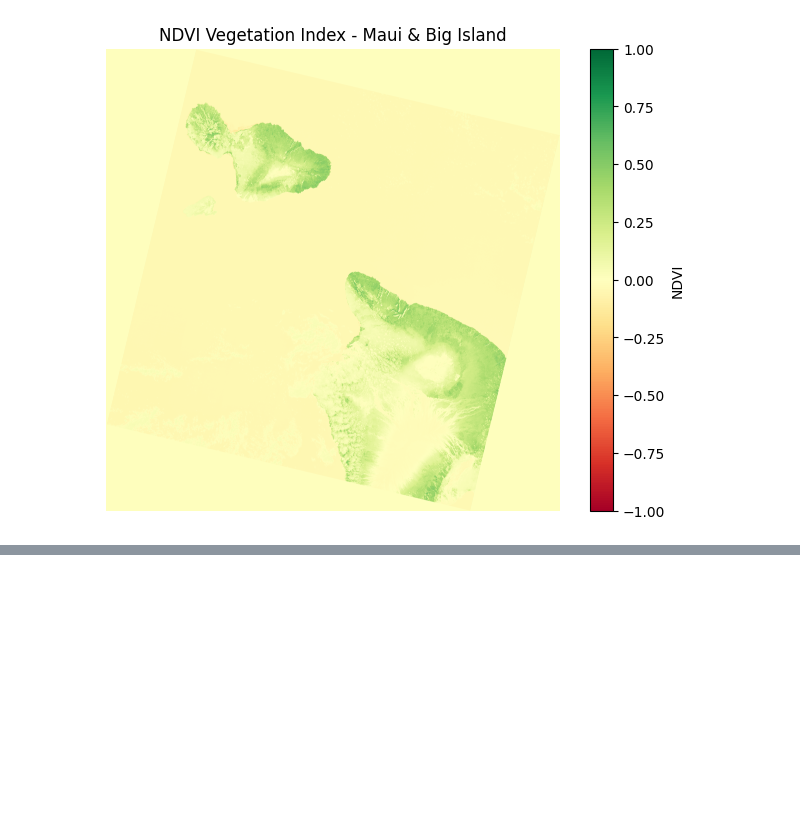
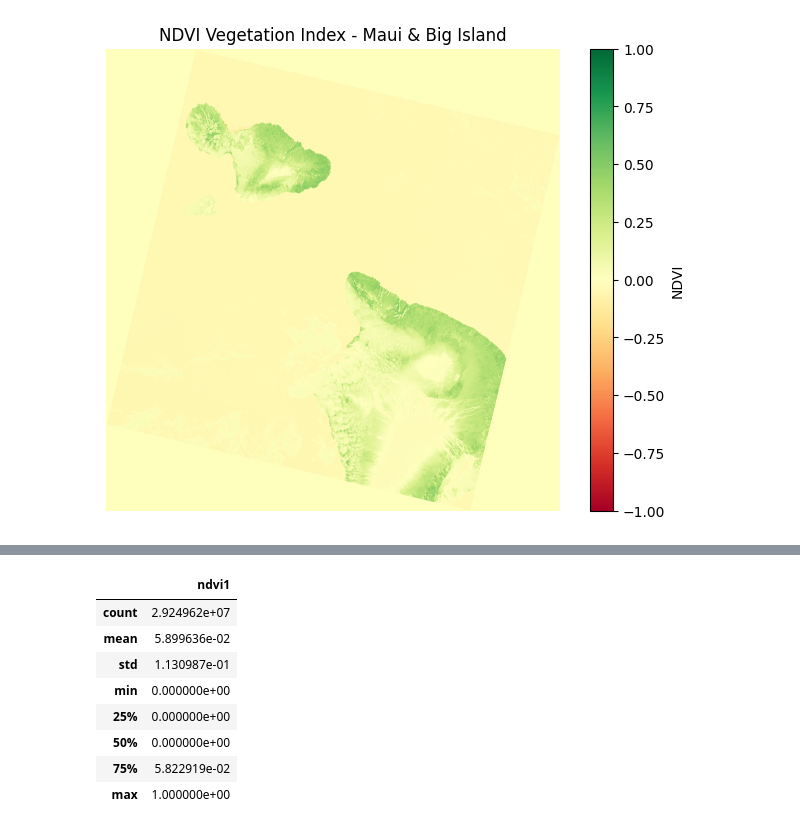
Before and after one commit to shreyeshvankina/ndvi-vegetation-map, a Jupyter notebook: notebooks/ndvi_analysis.ipynb, the cells around one changed output, grey strips where cells are left out. Cells and saved outputs as stored; diff of their text form; code cells hidden in the pictures; blank space fills up the shorter version.

```diff
--- a/notebooks/ndvi_analysis.ipynb
+++ b/notebooks/ndvi_analysis.ipynb
@@ -70,0 +89,23 @@ plt.show()
+# %%
+# made a dataframe and put all land ndvi values in a column called 'ndvi'
+# water gives ndvi < 0
+ndvi_flat = ndvi.flatten()
+ndvi1_flat = ndvi1.flatten()
+df = pd.DataFrame({"ndvi": ndvi_flat})
+df1 = pd.DataFrame({"ndvi1": ndvi1_flat})
+df = df[(df["ndvi"] >= 0) & (df["ndvi"] <= 1)]
+df1 = df1[(df1["ndvi1"] >= 0) & (df1["ndvi1"] <= 1)]
+
+# summary of ndvi values
+df.describe()
+df1.describe()
+# %% [output]
+|  | ndvi1 |
+| count | 2.924962e+07 |
+| mean | 5.899636e-02 |
+| std | 1.130987e-01 |
+| min | 0.000000e+00 |
+| 25% | 0.000000e+00 |
+| 50% | 0.000000e+00 |
+| 75% | 5.822919e-02 |
+| max | 1.000000e+00 |
```
Also changed, not shown: parts of 5 cells of this notebook, 8 other files.
